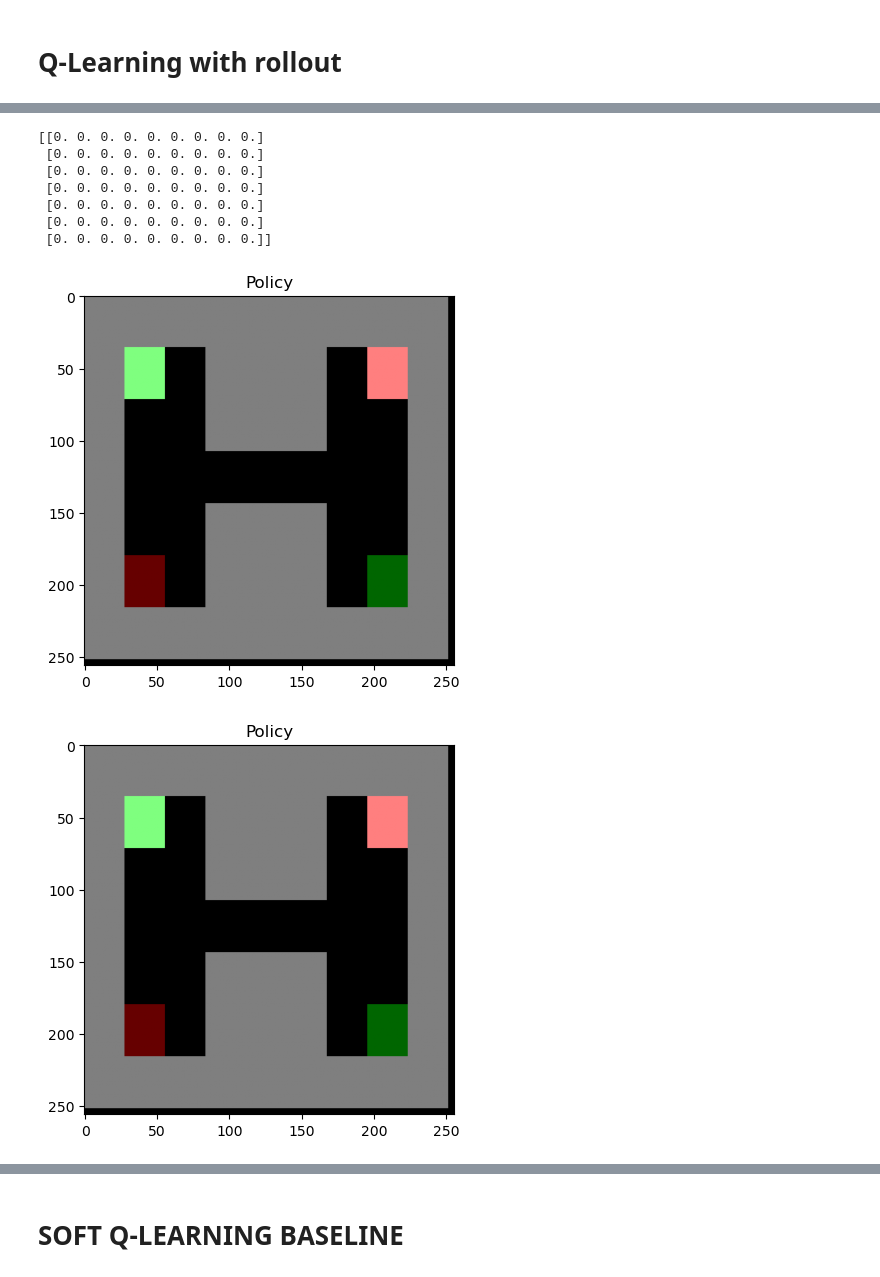
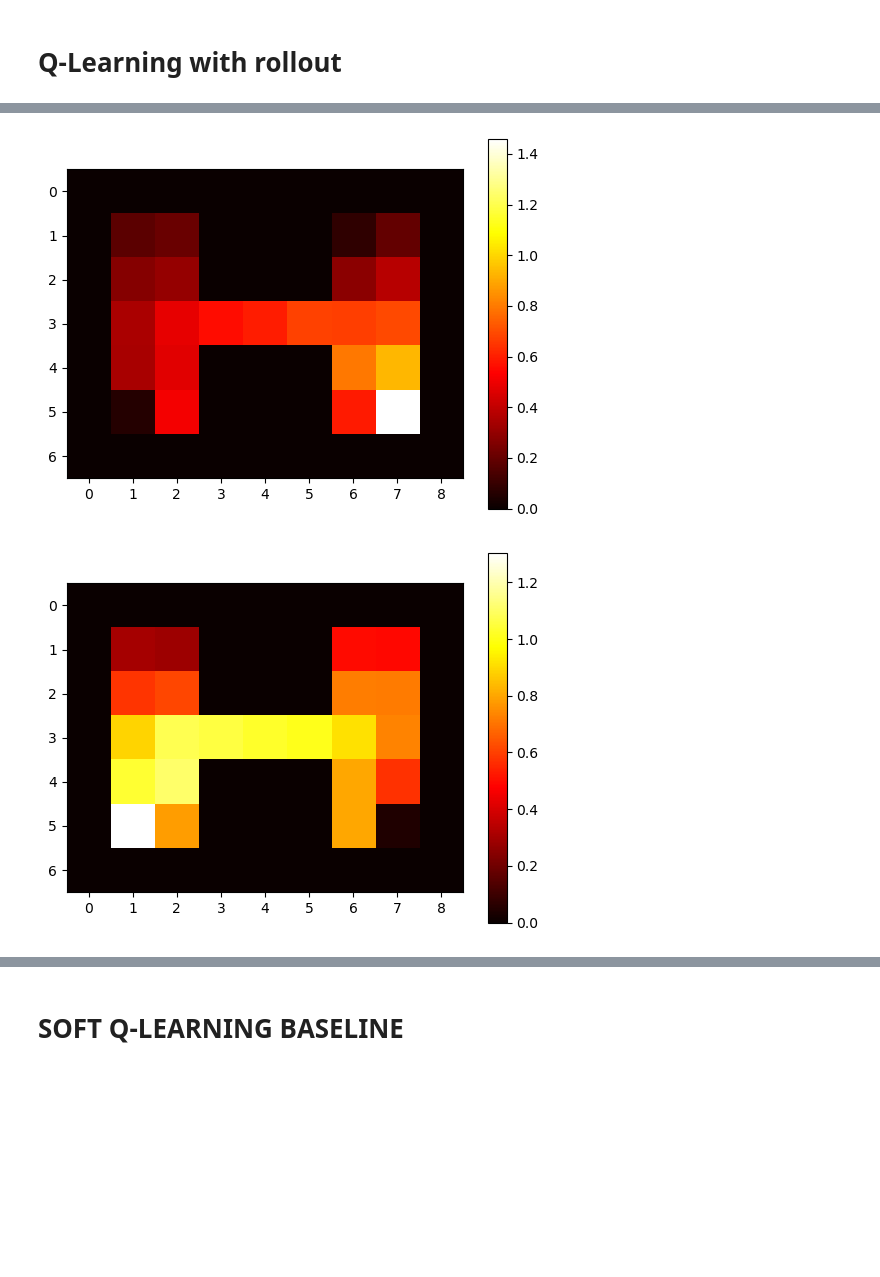
Before and after one commit to maxjappert/multi-agent_distral, a Jupyter notebook: testing.ipynb, the cells around one changed output, grey strips where cells are left out. Drawn from its saved outputs; the diff is of its cells as text; code cells hidden in the pictures; blank space fills up the shorter version.

Commit message:
Changed logic basic Q-Learning

```diff
--- a/testing.ipynb
+++ b/testing.ipynb
@@ -18,25 +18,25 @@ def updatefig(j):
 # %%
 # Q learning params
 ALPHA = 0.2 # learning rate
-GAMMA = 0.95 # reward discount
+GAMMA = 0.99 # reward discount
 TAU=0.5
-LEARNING_COUNT = 500
+LEARNING_COUNT = 300
 TEST_COUNT = 100
 BETA=1/TAU
 
 TURN_LIMIT = 1000
 record=True
-from algorithms.Q_Learning_rollout import Q_Learning_Rollout_Agents
+from algorithms.Q_Learning import Q_Learning_Agents
 
 env = GridworldEnv('1')
 env.reset()
-agents = Q_Learning_Rollout_Agents(env,LEARNING_COUNT,TURN_LIMIT,ALPHA,GAMMA,10)
+agents = Q_Learning_Agents(env,LEARNING_COUNT,TURN_LIMIT,ALPHA,GAMMA)
 
 print("###### LEARNING #####")
 reward_total_1 = 0.0
 reward_total_2 = 0.0
 for j in range(LEARNING_COUNT):
-    if j==300:
+    if j==3000:
         epsilon = agents.update_epsilon(j)
         total_reward,reward_1,reward_2=agents.learn(epsilon,True)
         print("GAME "+str(j)+"\n")
@@ -53,8 +53,8 @@ for j in range(LEARNING_COUNT):
         total_reward,reward_1,reward_2=agents.learn(epsilon)
         print("GAME "+str(j)+"\n")
 
-    print(reward_1)
-    print(reward_2)
+    #print(reward_1)
+    #print(reward_2)
     reward_total_1 += reward_1
     reward_total_2 += reward_2
 print("episodes      : {}".format(LEARNING_COUNT))
@@ -93,48 +91,60 @@ Q_a1_mean=np.mean(Q_a1_fixed_p2,axis=tuple(i for i in range(Q_a1_fixed_p2.ndim)
 policy_function1 = np.argmax(Q_a1_mean , axis = 2)
 
 Q_a2 = agents.q_val_2
-Q_a2_fixed_p1=Q_a2[3,5,:,:,:,:,:]
+Q_a2_fixed_p1=Q_a2[5,7,:,:,:,:,:]
 #Q_a2_fixed_p1=Q_a2
 #print(Q_a2_fixed_p1.shape)
 Q_a2_mean=np.mean(Q_a2_fixed_p1,axis=tuple(i for i in range(Q_a2_fixed_p1.ndim) if i != 0 and i!=1 and i!=4))
 
+#print([i for i in range(Q_a2_fixed_p1.ndim) if (i != 0 and i!=1)])
+Q1=np.mean(agents.q_val_1,axis=tuple(i for i in range(agents.q_val_1.ndim) if (i != 0 and i!=1)))
+
+#Q1=np.mean(Q1,axis=(2,3))
+plt.figure()
+plt.imshow(Q1, cmap='hot', interpolation='nearest')
+plt.colorbar()
+plt.show()
+
+
+
+Q=np.mean(agents.q_val_2,axis=tuple(i for i in range(agents.q_val_2.ndim) if (i != 2 and i!=3)))
+#print(Q.shape)
+#Q=np.mean(Q,axis=(2,3))
 policy_function2 = np.argmax( Q_a2_mean , axis = 2)
-print(Q_a2_mean[:,:,2])
+plt.figure()
+plt.imshow(Q, cmap='hot', interpolation='nearest')
+plt.colorbar()
+plt.show()
+
+
 
 def plot_policy( policy_function ):
 
     #plt.figure()
     env.reset()
     img=env.render('rgb_array')
 
     plt.imshow( img.astype('float')/255.0)
 
 
     for row in range( policy_function.shape[0] ):
         for col in range( policy_function.shape[1] ):
             if policy_function[row,col] == 0:
                 continue
             if policy_function[row,col] == 1:
                 dx = 0; dy = .5
             if policy_function[row,col] == 2:
                 dx = 0; dy = -.5
             if policy_function[row,col] == 3:
                 dx = -.5; dy = 0
             if policy_function[row,col] == 4:
                 dx = .5; dy = 0
             plt.arrow( col*31 , row*41 , dx*12, dy*12 ,shape='full', fc='w' , ec='w' ,lw=3, head_width=3)
             #plt.quiver(col*31,row*40,dx,dy ,color=(1.0,1.0,1.0))
     plt.title( 'Policy' )
     plt.show()
 plot_policy(policy_function1)
 plot_policy(policy_function2)
 # %% [output]
-[[0. 0. 0. 0. 0. 0. 0. 0. 0.]
- [0. 0. 0. 0. 0. 0. 0. 0. 0.]
- [0. 0. 0. 0. 0. 0. 0. 0. 0.]
- [0. 0. 0. 0. 0. 0. 0. 0. 0.]
- [0. 0. 0. 0. 0. 0. 0. 0. 0.]
- [0. 0. 0. 0. 0. 0. 0. 0. 0.]
- [0. 0. 0. 0. 0. 0. 0. 0. 0.]]
-[figure, old version]
+[figure, new version]
-[figure, old version]
+[figure, new version]
```
Also changed, not shown: parts of 4 cells of this notebook, 4 other files.
